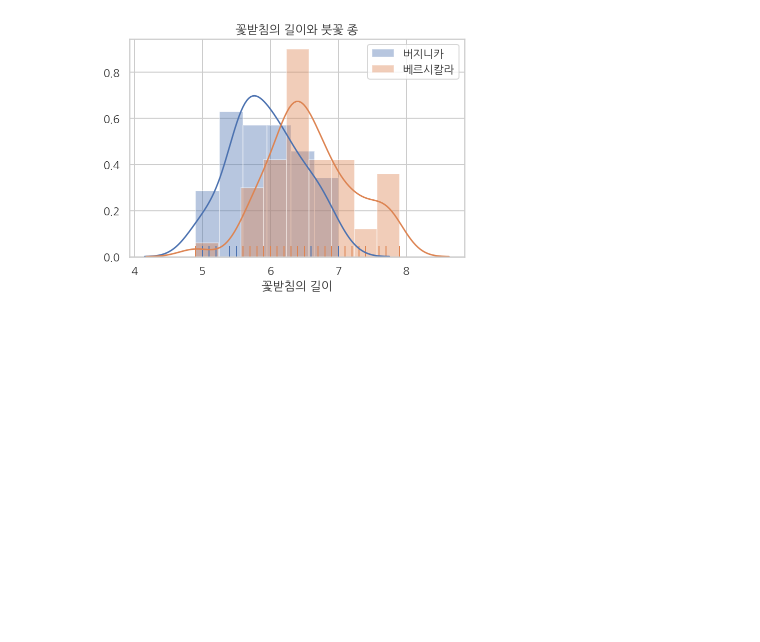
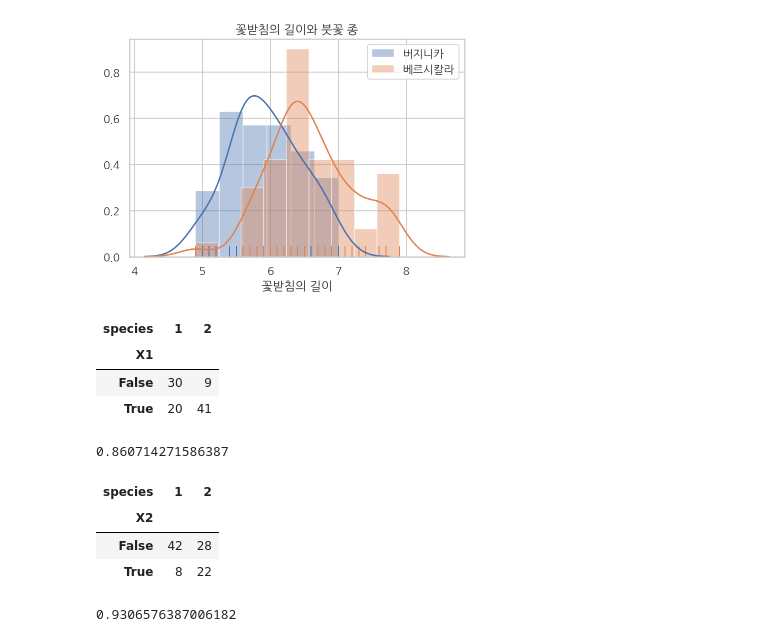
Before and after one commit to whguswls58/TIL, a Jupyter notebook: math/200513_math_13.ipynb, the cells around one changed output. Saved outputs shown, nothing was run; the diff lists cells and outputs as text; code cells hidden in the pictures; blank space fills up the shorter version.

```diff
--- a/math/200513_math_13.ipynb
+++ b/math/200513_math_13.ipynb
@@ -82,2 +81,40 @@ plt.show()
 # %% [output]
 [figure]
+# %%
+# 6센치를 기준으로 분류할 경우
+df["X1"] = df["sepal length (cm)"] > 6
+pivot_table1 = df.groupby(["X1", "species"]).size().unstack().fillna(0)
+pivot_table1
+# %% [output]
+| species | 1 | 2 |
+| X1 |  |  |
+| False | 30 | 9 |
+| True | 20 | 41 |
+# %%
+# 이 때의 조건부 엔트로피
+# 조건부 엔트로피 계산을 위한 함수
+def cond_entropy(v):
+    pYX0 = v[0, :] / np.sum(v[0, :])
+    pYX1 = v[1, :] / np.sum(v[1, :])
+    HYX0 = sp.stats.entropy(pYX0, base=2)
+    HYX1 = sp.stats.entropy(pYX1, base=2)
+    HYX = np.sum(v, axis=1) @ [HYX0, HYX1] / np.sum(v)
+    return HYX
+
+cond_entropy(pivot_table1.values)
+# %% [output]
+0.860714271586387
+# %%
+# 6.5센치를 기준으로 분류할 경우
+df["X2"] = df["sepal length (cm)"] > 6.5
+pivot_table2 = df.groupby(["X2", "species"]).size().unstack()
+pivot_table2
+# %% [output]
+| species | 1 | 2 |
+| X2 |  |  |
+| False | 42 | 28 |
+| True | 8 | 22 |
+# %%
+cond_entropy(pivot_table2.values)
+# %% [output]
+0.9306576387006182
```
Also changed, not shown: parts of 2 cells of this notebook.
